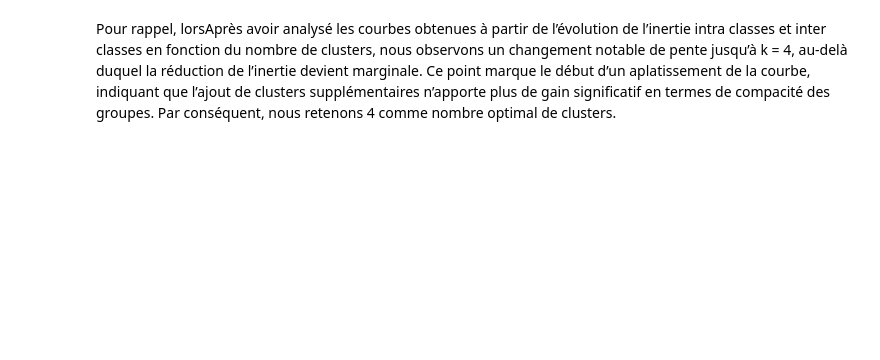
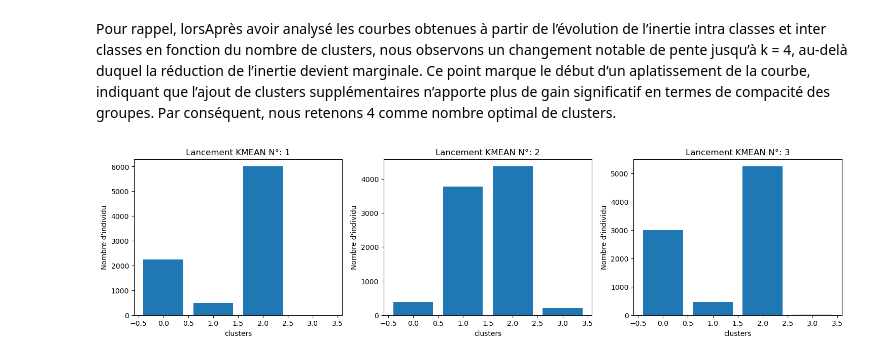
Before and after one commit to diallothierno0223/ANALYSE-DPE, a Jupyter notebook: projet.ipynb, the cells around one changed output. Cells and saved outputs as stored; diff of their text form; code cells hidden in the pictures; blank space fills up the shorter version.

```diff
--- a/projet.ipynb
+++ b/projet.ipynb
@@ -1282,8 +1284,21 @@ plt.show()
 # %% [markdown]
 Pour rappel, lorsAprès avoir analysé les courbes obtenues à partir de l’évolution de l’inertie intra classes et inter classes en fonction du nombre de clusters, nous observons un changement notable de pente jusqu’à k = 4, au-delà duquel la réduction de l’inertie devient marginale. Ce point marque le début d’un aplatissement de la courbe, indiquant que l’ajout de clusters supplémentaires n’apporte plus de gain significatif en termes de compacité des groupes. Par conséquent, nous retenons 4 comme nombre optimal de clusters.
 # %%
-model = KMeans(4)
-model.fit(X)
+k_model = []
+for i in range(3):
+    model = KMeans(4, n_init=10, max_iter=1000)
+    model.fit(X)
+    k_model.append(np.unique(model.labels_, return_counts=True))
 
-df_clean['clusters'] = model.labels_
+plt.figure(figsize=(18, 4))
+for i, val in enumerate(k_model, start=1):
+    plt.subplot(1, 3, i)
+    plt.bar(x = val[0], height = val[1])
+    plt.title("Lancement KMEAN N°: " + str(i))
+    plt.xlabel("clusters")
+    plt.ylabel("Nombre d'individu")
+
+plt.show()
+# %% [output]
+[figure, added]
 # %% [markdown]
```
Also changed, not shown: parts of 29 cells of this notebook, 1 other file.
